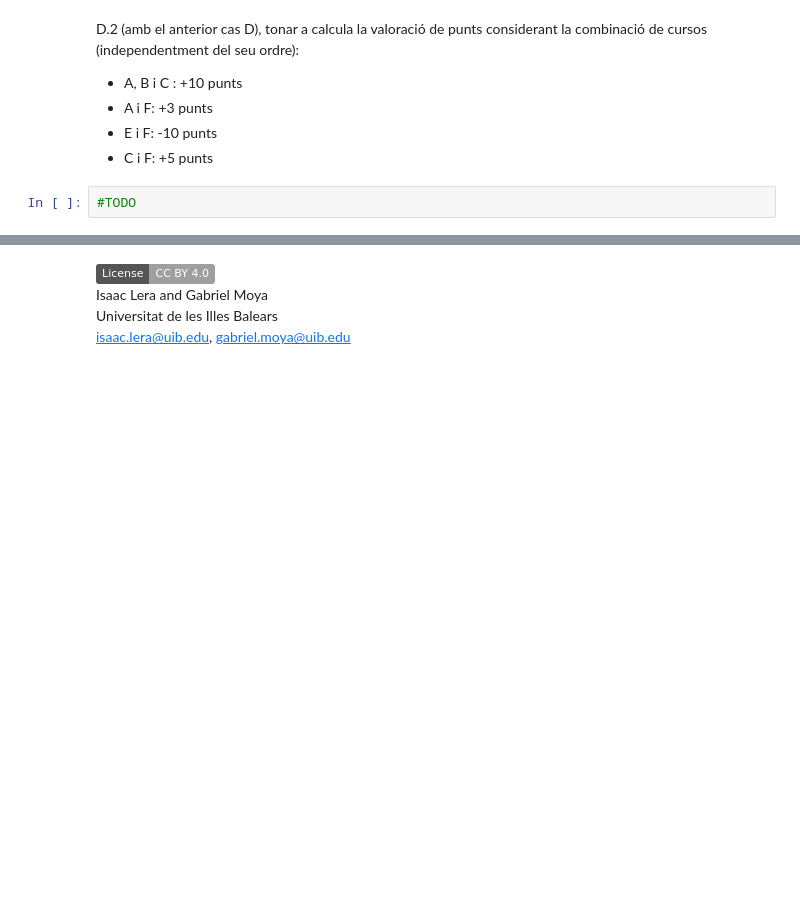
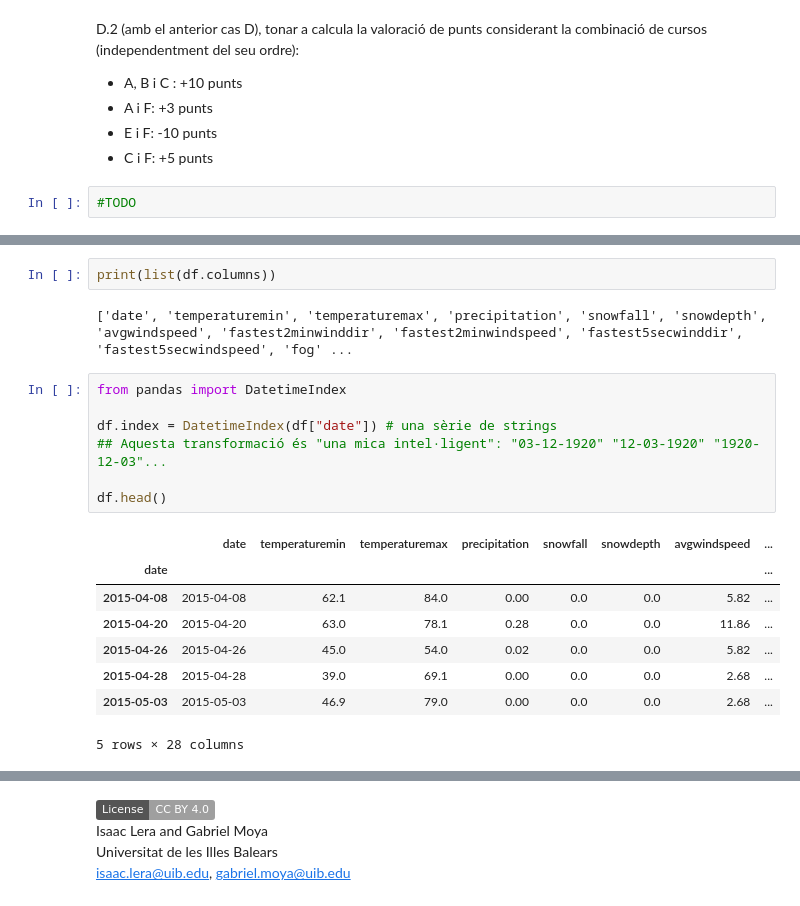
Before and after one commit to wisaaco/TallerPythonFEE, a Jupyter notebook: lessons/4/4_PandasGroups.ipynb, the cells around one changed output, grey strips where cells are left out. Saved outputs shown, nothing was run; the diff lists cells and outputs as text; badges without logos; blank space fills up the shorter version.

```diff
--- a/lessons/4/4_PandasGroups.ipynb
+++ b/lessons/4/4_PandasGroups.ipynb
@@ -656,0 +571,20 @@ D.2 (amb el anterior cas D), tonar a calcula la valoració de punts considerant
+# %%
+print(list(df.columns))
+# %% [output]
+['date', 'temperaturemin', 'temperaturemax', 'precipitation', 'snowfall', 'snowdepth', 'avgwindspeed', 'fastest2minwinddir', 'fastest2minwindspeed', 'fastest5secwinddir', 'fastest5secwindspeed', 'fog' ...
+# %%
+from pandas import DatetimeIndex
+
+df.index = DatetimeIndex(df["date"]) # una sèrie de strings
+## Aquesta transformació és "una mica intel·ligent": "03-12-1920" "12-03-1920" "1920-12-03"...
+
+df.head()
+# %% [output]
+|  | date | temperaturemin | temperaturemax | precipitation | snowfall | snowdepth | avgwindspeed | ... |
+| date |  |  |  |  |  |  |  | ... |
+| 2015-04-08 | 2015-04-08 | 62.1 | 84.0 | 0.00 | 0.0 | 0.0 | 5.82 | ... |
+| 2015-04-20 | 2015-04-20 | 63.0 | 78.1 | 0.28 | 0.0 | 0.0 | 11.86 | ... |
+| 2015-04-26 | 2015-04-26 | 45.0 | 54.0 | 0.02 | 0.0 | 0.0 | 5.82 | ... |
+| 2015-04-28 | 2015-04-28 | 39.0 | 69.1 | 0.00 | 0.0 | 0.0 | 2.68 | ... |
+| 2015-05-03 | 2015-05-03 | 46.9 | 79.0 | 0.00 | 0.0 | 0.0 | 2.68 | ... |
+5 rows × 28 columns
```
Also changed, not shown: parts of 25 cells of this notebook, 3 other files.
